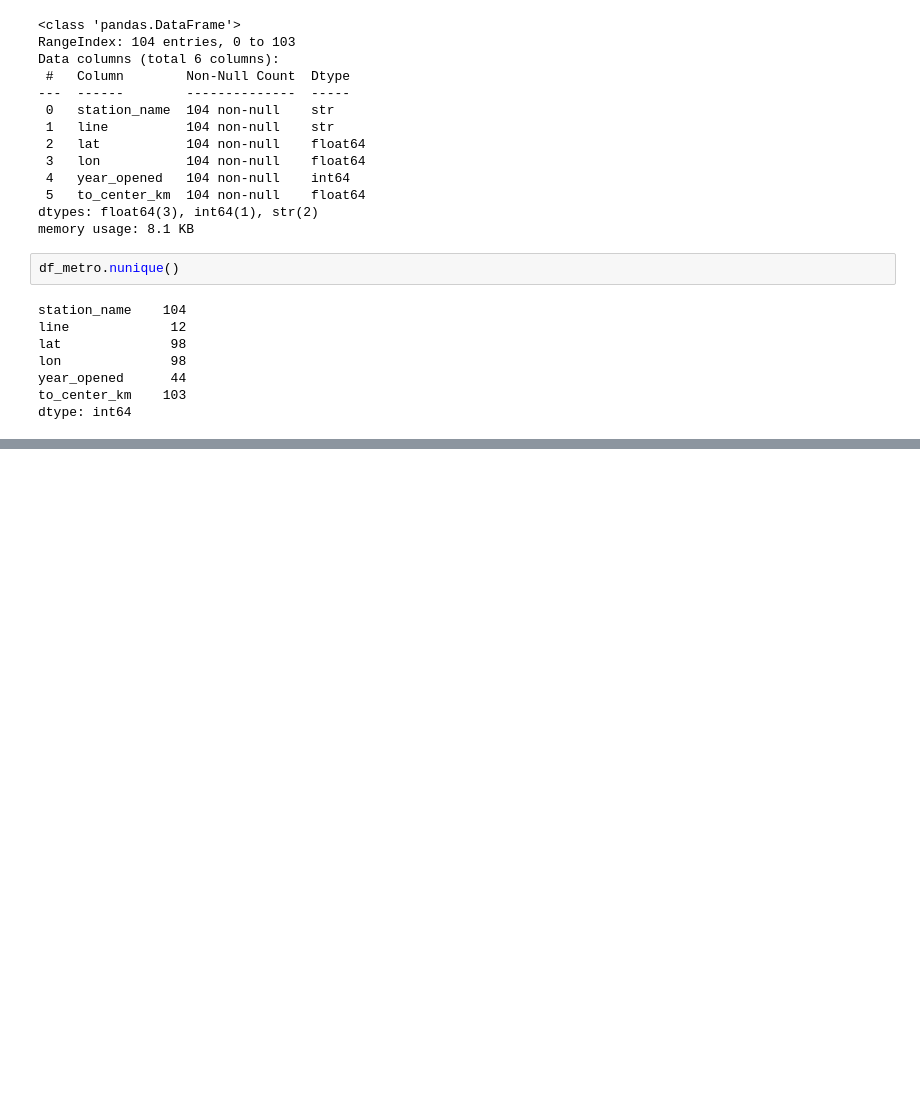
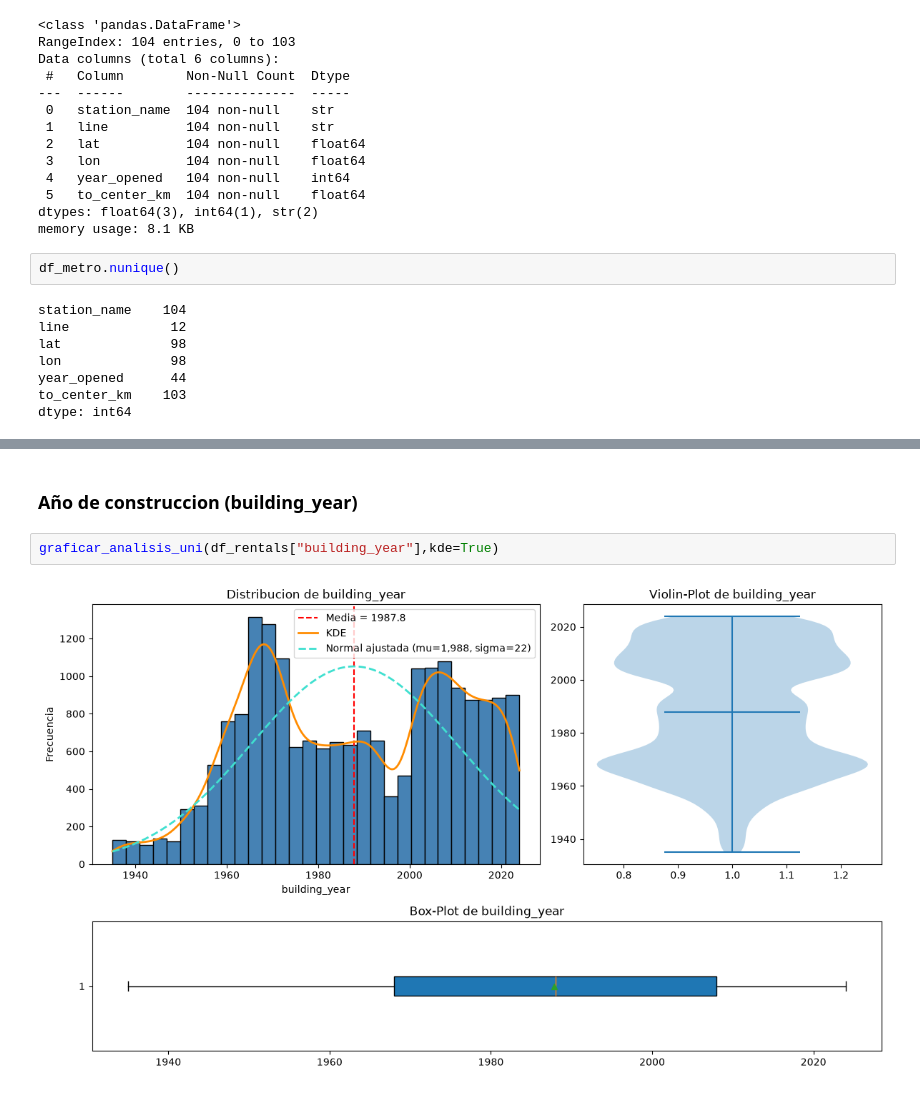
Before and after one commit to Grefing/parcial-introduccion-datos, a Jupyter notebook: PARCIAL-1.ipynb, the cells around one changed output, grey strips where cells are left out. Drawn from its saved outputs; the diff is of its cells as text; blank space fills up the shorter version.

```diff
--- a/PARCIAL-1.ipynb
+++ b/PARCIAL-1.ipynb
@@ -494,0 +511,6 @@ dtype: int64
+# %% [markdown]
+### Año de construccion (building_year)
+# %%
+graficar_analisis_uni(df_rentals["building_year"],kde=True)
+# %% [output]
+[figure, added]
```
Also changed, not shown: parts of 32 cells of this notebook.
